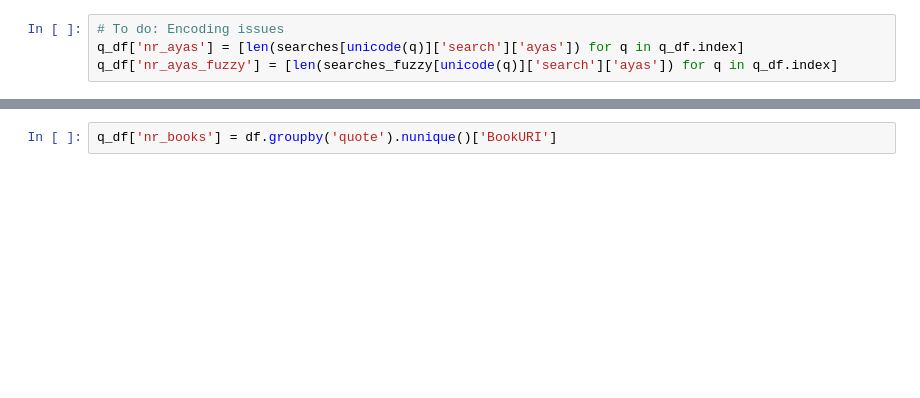
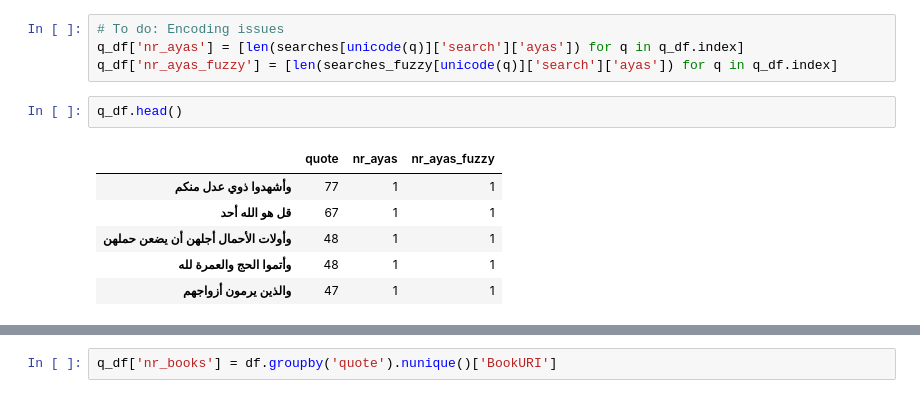
Before and after one commit to arabic-digital-humanities/adhtools, a Jupyter notebook: notebooks/Quran_quotes.ipynb, the cells around one changed output, grey strips where cells are left out. Drawn from its saved outputs; the diff is of its cells as text; blank space fills up the shorter version.

```diff
--- a/notebooks/Quran_quotes.ipynb
+++ b/notebooks/Quran_quotes.ipynb
@@ -108,6 +141,15 @@ q_df.head()
 # To do: Encoding issues
 q_df['nr_ayas'] = [len(searches[unicode(q)]['search']['ayas']) for q in q_df.index]
 q_df['nr_ayas_fuzzy'] = [len(searches_fuzzy[unicode(q)]['search']['ayas']) for q in q_df.index]
+# %%
+q_df.head()
+# %% [output]
+|  | quote | nr_ayas | nr_ayas_fuzzy |
+| وأشهدوا ذوي عدل منكم | 77 | 1 | 1 |
+| قل هو الله أحد | 67 | 1 | 1 |
+| وأولات الأحمال أجلهن أن يضعن حملهن | 48 | 1 | 1 |
+| وأتموا الحج والعمرة لله | 48 | 1 | 1 |
+| والذين يرمون أزواجهم | 47 | 1 | 1 |
 # %%
 # How many quotes are more often found with 'fuzzy'?
 len(q_df[q_df['nr_ayas_fuzzy']>q_df['nr_ayas']])
```
Also changed, not shown: parts of 24 cells of this notebook, 1 other file.
